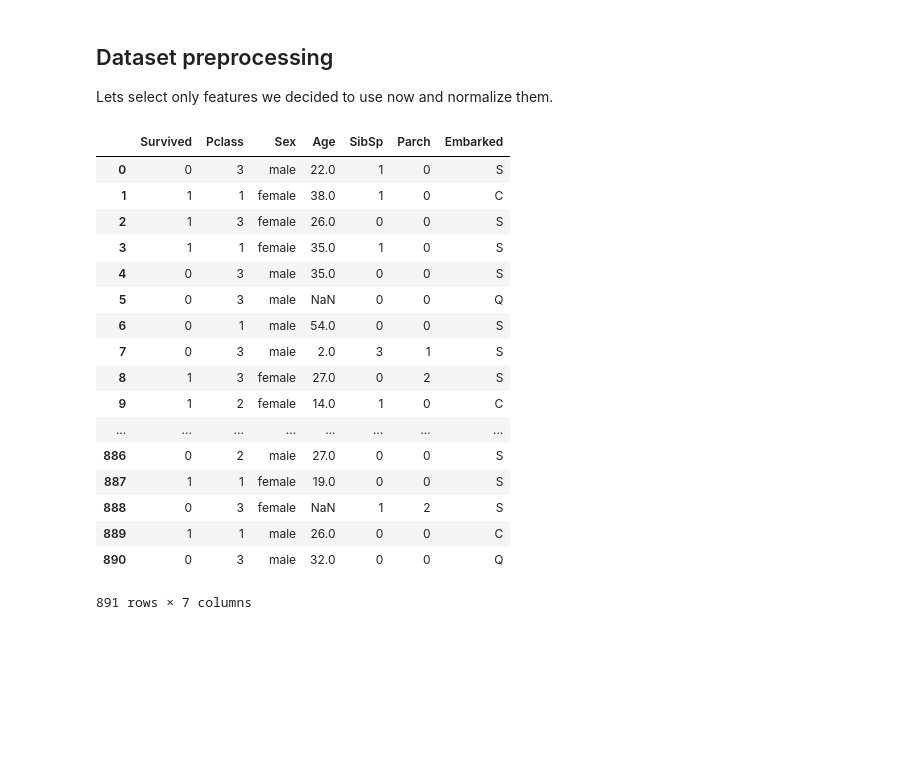
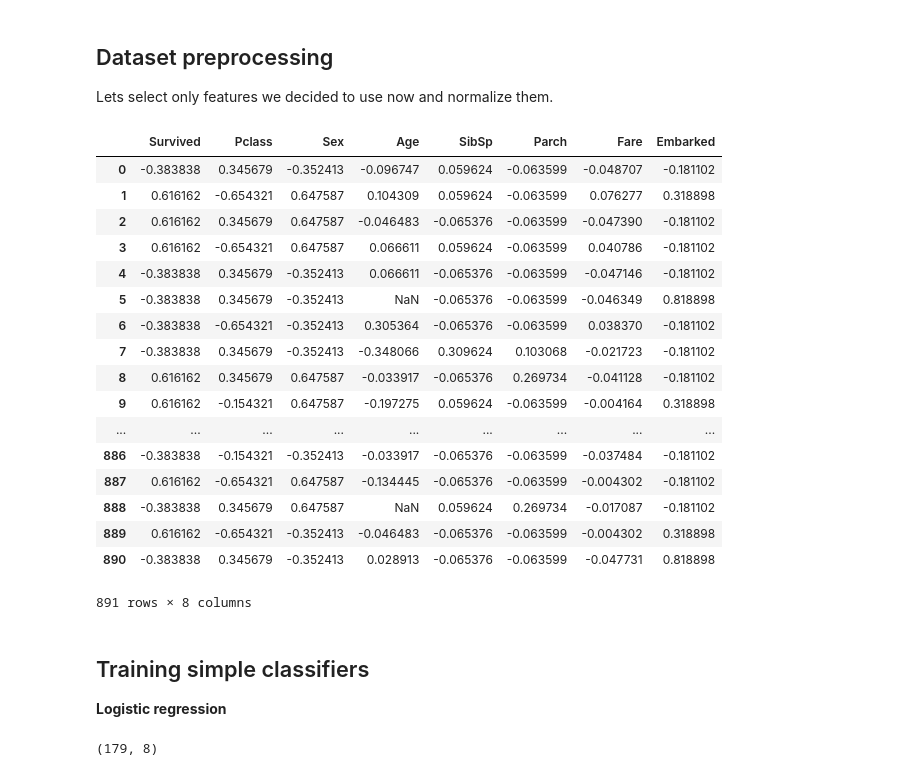
Before and after one commit to Tommzs/kaggle_titanic, a Jupyter notebook: kaggle_titanic.ipynb, the cells around one changed output. Saved outputs shown, nothing was run; the diff lists cells and outputs as text; code cells hidden in the pictures; blank space fills up the shorter version.

```diff
--- a/kaggle_titanic.ipynb
+++ b/kaggle_titanic.ipynb
@@ -210,23 +233,35 @@ It seems that passangers traveling from Cherbough which was 2nd out of 3 boardin
 
 Lets select only features we decided to use now and normalize them.
 # %%
-dataset[["Survived", "Pclass", "Sex", "Age", "SibSp", "Parch", "Embarked"]]
+dataset_red = dataset[["Survived", "Pclass", "Sex", "Age", "SibSp", "Parch","Fare", "Embarked"]]
-# %% [output]
-|  | Survived | Pclass | Sex | Age | SibSp | Parch | Embarked |
-| 0 | 0 | 3 | male | 22.0 | 1 | 0 | S |
-| 1 | 1 | 1 | female | 38.0 | 1 | 0 | C |
-| 2 | 1 | 3 | female | 26.0 | 0 | 0 | S |
-| 3 | 1 | 1 | female | 35.0 | 1 | 0 | S |
-| 4 | 0 | 3 | male | 35.0 | 0 | 0 | S |
-| 5 | 0 | 3 | male | NaN | 0 | 0 | Q |
-| 6 | 0 | 1 | male | 54.0 | 0 | 0 | S |
-| 7 | 0 | 3 | male | 2.0 | 3 | 1 | S |
-| 8 | 1 | 3 | female | 27.0 | 0 | 2 | S |
-| 9 | 1 | 2 | female | 14.0 | 1 | 0 | C |
-| ... | ... | ... | ... | ... | ... | ... | ... |
-| 886 | 0 | 2 | male | 27.0 | 0 | 0 | S |
-| 887 | 1 | 1 | female | 19.0 | 0 | 0 | S |
-| 888 | 0 | 3 | female | NaN | 1 | 2 | S |
-| 889 | 1 | 1 | male | 26.0 | 0 | 0 | C |
-| 890 | 0 | 3 | male | 32.0 | 0 | 0 | Q |
-891 rows × 7 columns
+# %%
+mapping_sex = {'male': 0, 'female': 1}
+mapping_embarked = {'S': 0, 'C': 1, 'Q': 2}
+dataset_red = dataset_red.applymap(lambda s: mapping_sex.get(s) if s in mapping_sex else s)
+dataset_red = dataset_red.applymap(lambda s: mapping_embarked.get(s) if s in mapping_embarked else s)
+# %%
+dataset_red_norm = dataset_red.apply(lambda x: (x - np.mean(x)) / (np.max(x) - np.min(x)))
+dataset_red_norm
+# %% [output]
+|  | Survived | Pclass | Sex | Age | SibSp | Parch | Fare | Embarked |
+| 0 | -0.383838 | 0.345679 | -0.352413 | -0.096747 | 0.059624 | -0.063599 | -0.048707 | -0.181102 |
+| 1 | 0.616162 | -0.654321 | 0.647587 | 0.104309 | 0.059624 | -0.063599 | 0.076277 | 0.318898 |
+| 2 | 0.616162 | 0.345679 | 0.647587 | -0.046483 | -0.065376 | -0.063599 | -0.047390 | -0.181102 |
+| 3 | 0.616162 | -0.654321 | 0.647587 | 0.066611 | 0.059624 | -0.063599 | 0.040786 | -0.181102 |
+| 4 | -0.383838 | 0.345679 | -0.352413 | 0.066611 | -0.065376 | -0.063599 | -0.047146 | -0.181102 |
+| 5 | -0.383838 | 0.345679 | -0.352413 | NaN | -0.065376 | -0.063599 | -0.046349 | 0.818898 |
+| 6 | -0.383838 | -0.654321 | -0.352413 | 0.305364 | -0.065376 | -0.063599 | 0.038370 | -0.181102 |
+| 7 | -0.383838 | 0.345679 | -0.352413 | -0.348066 | 0.309624 | 0.103068 | -0.021723 | -0.181102 |
+| 8 | 0.616162 | 0.345679 | 0.647587 | -0.033917 | -0.065376 | 0.269734 | -0.041128 | -0.181102 |
+| 9 | 0.616162 | -0.154321 | 0.647587 | -0.197275 | 0.059624 | -0.063599 | -0.004164 | 0.318898 |
+| ... | ... | ... | ... | ... | ... | ... | ... | ... |
+| 886 | -0.383838 | -0.154321 | -0.352413 | -0.033917 | -0.065376 | -0.063599 | -0.037484 | -0.181102 |
+| 887 | 0.616162 | -0.654321 | 0.647587 | -0.134445 | -0.065376 | -0.063599 | -0.004302 | -0.181102 |
+| 888 | -0.383838 | 0.345679 | 0.647587 | NaN | 0.059624 | 0.269734 | -0.017087 | -0.181102 |
+| 889 | 0.616162 | -0.654321 | -0.352413 | -0.046483 | -0.065376 | -0.063599 | -0.004302 | 0.318898 |
+| 890 | -0.383838 | 0.345679 | -0.352413 | 0.028913 | -0.065376 | -0.063599 | -0.047731 | 0.818898 |
+891 rows × 8 columns
+# %% [markdown]
+## Training simple classifiers ##
+
+**Logistic regression**
@@ -232,0 +274,4 @@ dataset[["Survived", "Pclass", "Sex", "Age", "SibSp", "Parch", "Embarked"]]
+# %%
+test.shape
+# %% [output]
+(179, 8)
```
Also changed, not shown: parts of 10 cells of this notebook.
